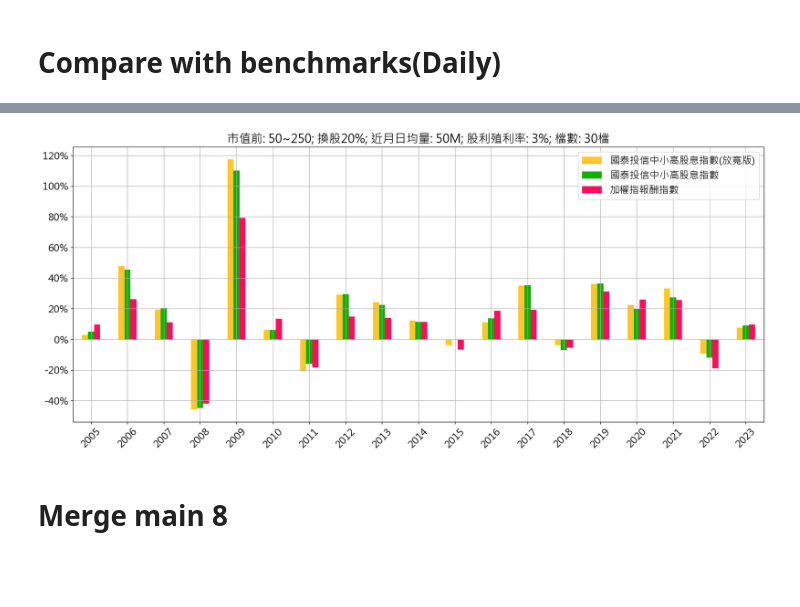
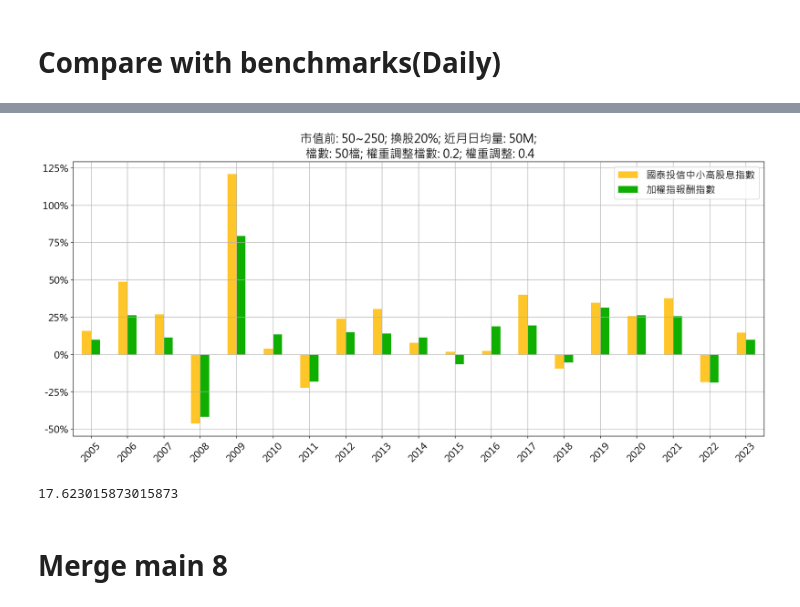
Before and after one commit to vayvay0993/hidiv, a Jupyter notebook: main_07_pure_quant.ipynb, the cells around one changed output, grey strips where cells are left out. Saved outputs shown, nothing was run; the diff lists cells and outputs as text; code cells hidden in the pictures; blank space fills up the shorter version.

```diff
--- a/main_07_pure_quant.ipynb
+++ b/main_07_pure_quant.ipynb
@@ -394,10 +394,9 @@ df_select_filter_dividends_yield_benchmark.to_feather(f'./data/model/{model_fold
 # %% [markdown]
 # Restrict Turnover
 # %%
-
 reb_lst = df_factor_all['rebalance_date'].unique()
 apply_restrict_index = 1
-base_portfolio_number = 30
+base_portfolio_number = N
 restrict_turnover = TURNOVER / 100
 sort_column = 'rank_sum_3_rank'
 remain_number =  int(np.ceil(base_portfolio_number * (1 - restrict_turnover)))
@@ -405,7 +404,7 @@ remain_number =  int(np.ceil(base_portfolio_number * (1 - restrict_turnover)))
 # round up the restrict_portfolio_number
 restrict_portfolio_number =  (base_portfolio_number * 2 - remain_number)
 
-df_select_pool = df_filter_dividends_yield.reset_index(drop=True)
+df_select_pool = df_liq_pool.reset_index(drop=True)
 # get the base portfolio by base_portfolio_number
 df_select_pool_base = df_select_pool.groupby('date').apply(top_n, n = base_portfolio_number, columns=[sort_column], ascending=[True]).reset_index(drop=True)
 # get the restrict portfolio by restrict_portfolio_number
@@ -458,7 +457,7 @@ for i in range(apply_restrict_index, len(reb_lst)):
 df_restrict_result.reset_index(drop=True, inplace=True)
 # df_restrict_result_return = df_restrict_result.groupby('date')['y'].mean()
 df_restrict_result_return = df_restrict_result.groupby('date')['rebalance_period_return'].mean()
-
+df_restrict_result['rank_sum_average_rank'] = df_restrict_result.groupby('date')['rank_sum_average'].rank(ascending=True)
 print(f'./data/model/{model_folder_name}/df_restrict_result_{apply_restrict_index}_{base_portfolio_number}_{restrict_portfolio_number}')
 df_restrict_result.to_feather(f'./data/model/{model_folder_name}/df_turnover_{TURNOVER}_cap_{CAP_TOP}_{CAP_BOT}_amount_{AMOUNT_FLOOR}M_yield_{YIELD}_top_{N}.feather')
 print(f"SR: {((df_restrict_result_return + 1).prod()**(4/len(df_restrict_result_return)) -1 ) / (df_restrict_result_return.std() * np.sqrt(4)):.2f}")
@@ -556,3 +574,3 @@ def get_daily_portfolio(df_rebalance):
 # %%
 # df_portfolio_value_all = get_daily_portfolio(df_restrict_result)
-df_portfolio_value_all = get_daily_portfolio(df_restrict_result)
+df_portfolio_value_all, df_portfolio_value_detail_start, df_portfolio_value_detail_end, df_portfolio_value_detail_all = get_daily_portfolio(df_restrict_result, 'vw', ['triangle','triangle'], TILTED_NUM, TILTED, 'rank_sum_average_rank', 'weight')
@@ -570,8 +586,6 @@ if not os.path.exists(f'./figs/{model_folder_name}'):
 # %%
 df_compare_portfolio = df_portfolio_value_all.copy()
 df_compare_portfolio.columns = ['date','portfolio_value']
-df_compare_portfolio_2 = df_portfolio_top_50.copy()
-df_compare_portfolio_2.columns = ['date','portfolio_value_2']
 
 df_benchmarks_all = pd.read_excel('./data/benchmarks.xlsx')
 df_benchmarks_all.columns = ['日期', 'TWA02', '台灣精選高息報酬指數', '台灣ESG低碳高息40報酬指數', '微波高息精選20報酬指數', '特選台灣產業龍頭存股等權重報酬指數', '存股雙十等權重報酬指數']
@@ -587,8 +601,7 @@ df_benchmarks_temp.dropna(inplace=True)
 # change the date format to datetime
 df_benchmarks_temp['date'] = pd.to_datetime(df_benchmarks_temp['date'], format='%Y/%m/%d')
 df_benchmarks_temp.sort_values('date', inplace=True)
-df_benchmarks_temp = df_benchmarks_temp.merge(df_compare_portfolio, on='date', how='left').dropna().copy()
-df_benchmarks = df_benchmarks_temp.merge(df_compare_portfolio_2, on='date', how='left').dropna().copy()
+df_benchmarks = df_benchmarks_temp.merge(df_compare_portfolio, on='date', how='left').dropna().copy()
 df_benchmarks.reset_index(drop=True, inplace=True)
 df_benchmarks.drop_duplicates(inplace=True)
 
@@ -596,20 +609,18 @@ df_benchmarks.drop_duplicates(inplace=True)
 # scale the benchmark and portfolio value to 1
 df_benchmarks[f'{index_name}_scale'] = df_benchmarks[f'{index_name}'] / df_benchmarks[f'{index_name}'].iloc[0]
 df_benchmarks['portfolio_value_scale'] = df_benchmarks['portfolio_value'] / df_benchmarks['portfolio_value'].iloc[0]
-df_benchmarks['portfolio_value_scale_2'] = df_benchmarks['portfolio_value_2'] / df_benchmarks['portfolio_value_2'].iloc[0]
 
 df_benchmarks.set_index('date', inplace=True)
-df_benchmarks[['portfolio_value_scale_2', 'portfolio_value_scale', f'{index_name}_scale']].plot(figsize=(10,8), color=['#ffc629','green','#d30046'])
+df_benchmarks[['portfolio_value_scale', f'{index_name}_scale']].plot(figsize=(10,8), color=['#ffc629','green','#d30046'])
 
 matplotlib.rcParams['font.size'] = 16
 
 plt.grid(True)
-plt.title(f'市值前: {CAP_TOP}~{CAP_BOT}; 換股{TURNOVER}%; 近月日均量: {AMOUNT_FLOOR}M; 股利殖利率: {YIELD}%; 檔數: {N}檔')
+plt.title(chart_title)
 plt.xlabel('日期')
 # Set legend names
-plt.legend(['國泰投信中小優息指數(放寬版)', '國泰投信中小優息指數', '加權指報酬指數'])
-# plt.legend(['國泰投信中小優息指數', index_name])
+plt.legend(['國泰投信中小優息指數', '加權指報酬指數'])
 plt.ylabel('累計報酬')
 plt.grid(True)
-plt.savefig(f'./figs/{model_folder_name}/中小_{index_name}_turnover_{TURNOVER}_cap_{CAP_TOP}_{CAP_BOT}_amount_{AMOUNT_FLOOR}M_yield_{YIELD}_top_{N}.png', bbox_inches='tight')
+plt.savefig(f'./figs/{model_folder_name}/{file_name_prefix}_return.png', bbox_inches='tight')
 # %% [output]
@@ -617,5 +628 @@ plt.savefig(f'./figs/{model_folder_name}/中小_{index_name}_turnover_{TURNOVER}
-# %%
-df_benchmarks['portfolio_value_rt'] = df_benchmarks['portfolio_value_scale'].pct_change()
-df_benchmarks['portfolio_value_rt_2'] = df_benchmarks['portfolio_value_scale_2'].pct_change()
-df_benchmarks[f'{index_name}_rt'] = df_benchmarks[f'{index_name}_scale'].pct_change()
 # %%
@@ -718,44 +666,43 @@ df_quarterly_return['win_rate_2'] = np.where(df_quarterly_return['portfolio_valu
 # %%
-last_values = df_benchmarks.groupby(['year']).tail(1)[[f'{index_name}','portfolio_value_scale','portfolio_value_scale_2']].values
-first_values  = df_benchmarks.groupby(['year']).head(1)[[f'{index_name}','portfolio_value_scale','portfolio_value_scale_2']].values
+last_values = df_benchmarks.groupby(['year']).tail(1)[[f'{index_name}','portfolio_value_scale']].values
+first_values  = df_benchmarks.groupby(['year']).head(1)[[f'{index_name}','portfolio_value_scale']].values
 df_yearly_return = pd.DataFrame(last_values / first_values)
-df_yearly_return.columns = [f'{index_name}','portfolio_value_scale','portfolio_value_scale_2']
+df_yearly_return.columns = [f'{index_name}','portfolio_value_scale']
 # drop the last row
 # df_yearly_return = df_yearly_return[:-1]
 df_yearly_return['win_rate'] = np.where(df_yearly_return['portfolio_value_scale'] > df_yearly_return[f'{index_name}'], 1, 0)
-df_yearly_return['win_rate_2'] = np.where(df_yearly_return['portfolio_value_scale_2'] > df_yearly_return[f'{index_name}'], 1, 0)
 # create a list from 2005 to 2023 for year column for df_yearly_return
 year_list = list(range(2005,2024))
 df_yearly_return['year'] = year_list
 
-df_yearly_return[['portfolio_value_scale','portfolio_value_scale_2',f'{index_name}']] = df_yearly_return[['portfolio_value_scale','portfolio_value_scale_2',f'{index_name}']] - 1
+df_yearly_return[['portfolio_value_scale',f'{index_name}']] = df_yearly_return[['portfolio_value_scale',f'{index_name}']] - 1
 
 # plot the return of portfolio and benchmark with bar chart
-df_yearly_return[['portfolio_value_scale_2','portfolio_value_scale',f'{index_name}']].plot.bar(figsize=(20,8), color=['#ffc629ff','#0faf00ff','#ff0c5d'])
+df_yearly_return[['portfolio_value_scale',f'{index_name}']].plot.bar(figsize=(20,8), color=['#ffc629ff','#0faf00ff',])
 
 
 import matplotlib.ticker as mtick
 # set font with Arial
 matplotlib.rcParams['font.family'] = 'Arial'
 
 # Set global font to 'Microsoft JhengHei'
 matplotlib.rcParams['font.family'] = ['Microsoft JhengHei']
 
 # set the x axis with column year
 plt.xticks(df_yearly_return.index, df_yearly_return['year'])
 
 plt.rcParams['axes.unicode_minus'] = False
 # rotate the x axis 45 degree
 plt.xticks(rotation=45)
 
 # format the yticks with % without other module
 plt.gca().yaxis.set_major_formatter(mtick.PercentFormatter(1.0))
-plt.legend(['國泰投信中小高股息指數(放寬版)', '國泰投信中小高股息指數', '加權指報酬指數'])
+plt.legend(['國泰投信中小高股息指數', '加權指報酬指數'])
 plt.grid()
-plt.title(f'市值前: {CAP_TOP}~{CAP_BOT}; 換股{TURNOVER}%; 近月日均量: {AMOUNT_FLOOR}M; 股利殖利率: {YIELD}%; 檔數: {N}檔')
-plt.savefig(f'./figs/{model_folder_name}/中小_{index_name}_turnover_{TURNOVER}_cap_{CAP_TOP}_{CAP_BOT}_amount_{AMOUNT_FLOOR}M_yield_{YIELD}_top_{N}_年度報酬.png', bbox_inches='tight')
+plt.title(chart_title)
+plt.savefig(f'./figs/{model_folder_name}/{file_name_prefix}_ann_return.png', bbox_inches='tight')
 # %% [output]
-[figure, old version]
+[figure, new version]
 # %%
 df_benchmarks_temp.reset_index(inplace=True, drop=True)
 df_benchmarks_temp.set_index('date', inplace=True)
@@ -774,11 +721,15 @@ def calculate_cagr(series):
     first_value = series.iloc[0]
     # get the total number of years
     num_years = len(series) / 252
+    print(num_years)
     # calc the CAGR
     cagr = (last_value / first_value)**(1/num_years) - 1
     return cagr
 
-series_cagr = calculate_cagr(df_benchmarks)[:3]
+# series_cagr = calculate_cagr(df_benchmarks[df_benchmarks.index > '2007-06-21'])[:3]
+series_cagr = calculate_cagr(df_benchmarks)[:2]
+# %% [output]
+17.623015873015873
 # %% [markdown]
 # Merge main 8
 # %%
```
Also changed, not shown: parts of 36 cells of this notebook, 5 other files.
